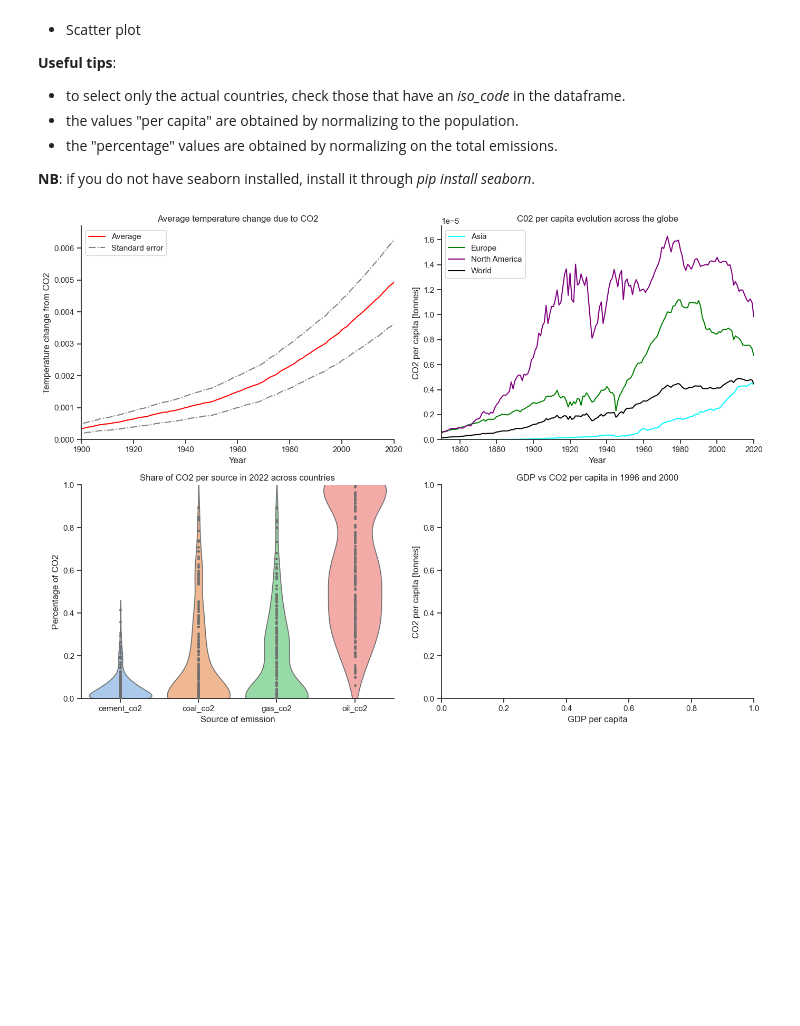
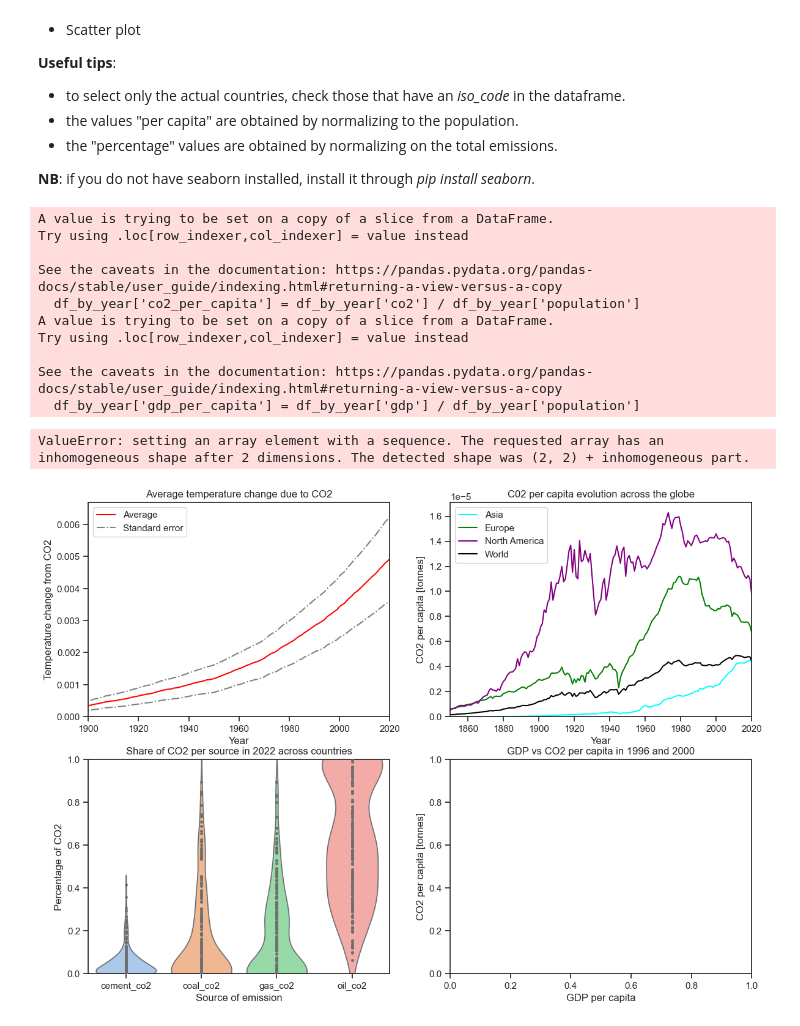
Before and after one commit to Wii42/data_science_ex, a Jupyter notebook: ex_7/W7_assignment.ipynb, the cells around one changed output. Cells and saved outputs as stored; diff of their text form; code cells hidden in the pictures; blank space fills up the shorter version.

Commit message:
almost done with 4th plot ex7

```diff
--- a/ex_7/W7_assignment.ipynb
+++ b/ex_7/W7_assignment.ipynb
@@ -103,31 +103,51 @@ def subplot3(fig: plt.Figure):
     sns.violinplot(data_percentage, inner = 'point')
 
 
 
 
 def subplot4(fig: plt.Figure):
     plot: plt.Axes = fig.add_subplot(2, 2, 4)
     plot.set_title('GDP vs CO2 per capita in 1996 and 2000')
     plot.set_xlabel('GDP per capita')
     plot.set_ylabel('CO2 per capita [tonnes]')
+    df_by_year = df[df['year'].isin([1996,2000])] # filter for 1996 and 2000
+    df_by_year['co2_per_capita'] = df_by_year['co2'] / df_by_year['population']
+    df_by_year['gdp_per_capita'] = df_by_year['gdp'] / df_by_year['population']
+
+    for year in [(1996, 'cyan'), (2000, 'pink')]:
+        plot.scatter( x = df_by_year['gdp_per_capita'], y = df_by_year['co2_per_capita'], label = year[0], color = year[1])
+
+
+
 
 
 sns.set_theme(style='ticks', palette='pastel')
 
 df: pd.DataFrame = pd.read_csv('data/owid-co2-data-reduced.csv')
 df_nations_only = df[df.iso_code.notnull()]  # keep only rows where iso code is net null, e.g. belongs to a country
 df_co2_per_capita = df.assign(co2_per_capita=lambda x: df['co2'] / df['population'])
 
 
 
 fig: plt.Figure = plt.figure(figsize=(14, 10))
 subplot1(fig)
 subplot2(fig)
 df.groupby('iso_code').get_group('AFG')
 subplot3(fig)
 subplot4(fig)
 sns.despine()
 fig.tight_layout()
 plt.show()
 # %% [output]
+A value is trying to be set on a copy of a slice from a DataFrame.
+Try using .loc[row_indexer,col_indexer] = value instead
+
+See the caveats in the documentation: https://pandas.pydata.org/pandas-docs/stable/user_guide/indexing.html#returning-a-view-versus-a-copy
+  df_by_year['co2_per_capita'] = df_by_year['co2'] / df_by_year['population']
+A value is trying to be set on a copy of a slice from a DataFrame.
+Try using .loc[row_indexer,col_indexer] = value instead
+
+See the caveats in the documentation: https://pandas.pydata.org/pandas-docs/stable/user_guide/indexing.html#returning-a-view-versus-a-copy
+  df_by_year['gdp_per_capita'] = df_by_year['gdp'] / df_by_year['population']
+ValueError: setting an array element with a sequence. The requested array has an inhomogeneous shape after 2 dimensions. The detected shape was (2, 2) + inhomogeneous part.
-[figure, old version]
+[figure, new version]
```
